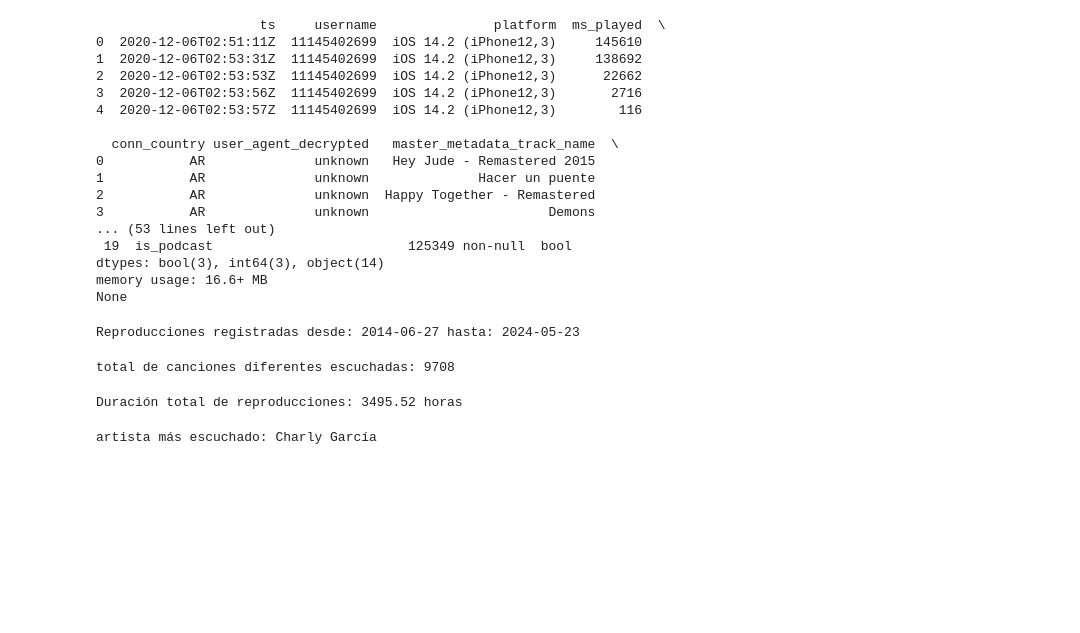
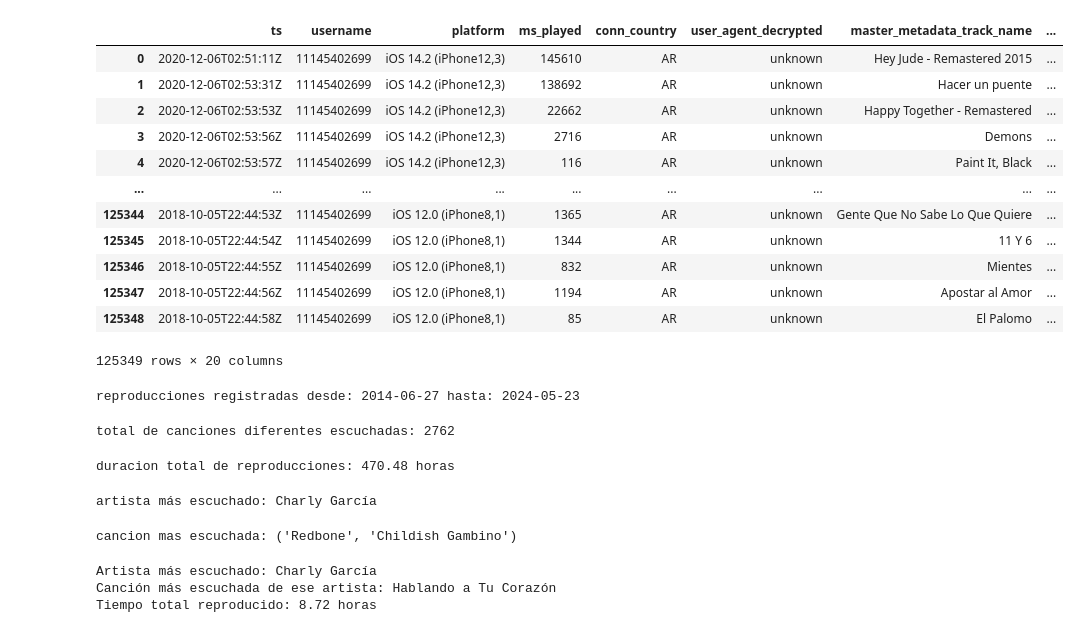
Before and after one commit to joaquinmora14/TPspotify-JoaquinM-NicoasC-CamiloR, a Jupyter notebook: tpSpotify.ipynb, the cells around one changed output. Saved outputs shown, nothing was run; the diff lists cells and outputs as text; code cells hidden in the pictures; blank space fills up the shorter version.

```diff
--- a/tpSpotify.ipynb
+++ b/tpSpotify.ipynb
@@ -19,23 +19,20 @@ import ssl
 ssl._create_default_https_context = ssl._create_unverified_context
 # %%
 
-archivo = pd.read_csv('https://raw.githubusercontent.com/IgnacioPardo/Tecnologias_Exponenciales_2025/refs/heads/main/StreamingHistory_Extended.csv')
+archivo = pd.read_csv('StreamingHistory_Extended.csv')
+archivo
 # %% [output]
+|  | ts | username | platform | ms_played | conn_country | user_agent_decrypted | master_metadata_track_name | ... |
+| 0 | 2020-12-06T02:51:11Z | 11145402699 | iOS 14.2 (iPhone12,3) | 145610 | AR | unknown | Hey Jude - Remastered 2015 | ... |
+| 1 | 2020-12-06T02:53:31Z | 11145402699 | iOS 14.2 (iPhone12,3) | 138692 | AR | unknown | Hacer un puente | ... |
+| 2 | 2020-12-06T02:53:53Z | 11145402699 | iOS 14.2 (iPhone12,3) | 22662 | AR | unknown | Happy Together - Remastered | ... |
+| 3 | 2020-12-06T02:53:56Z | 11145402699 | iOS 14.2 (iPhone12,3) | 2716 | AR | unknown | Demons | ... |
+| 4 | 2020-12-06T02:53:57Z | 11145402699 | iOS 14.2 (iPhone12,3) | 116 | AR | unknown | Paint It, Black | ... |
+| ... | ... | ... | ... | ... | ... | ... | ... | ... |
+| 125344 | 2018-10-05T22:44:53Z | 11145402699 | iOS 12.0 (iPhone8,1) | 1365 | AR | unknown | Gente Que No Sabe Lo Que Quiere | ... |
+| 125345 | 2018-10-05T22:44:54Z | 11145402699 | iOS 12.0 (iPhone8,1) | 1344 | AR | unknown | 11 Y 6 | ... |
+| 125346 | 2018-10-05T22:44:55Z | 11145402699 | iOS 12.0 (iPhone8,1) | 832 | AR | unknown | Mientes | ... |
+| 125347 | 2018-10-05T22:44:56Z | 11145402699 | iOS 12.0 (iPhone8,1) | 1194 | AR | unknown | Apostar al Amor | ... |
+| 125348 | 2018-10-05T22:44:58Z | 11145402699 | iOS 12.0 (iPhone8,1) | 85 | AR | unknown | El Palomo | ... |
-                     ts     username               platform  ms_played  \
-0  2020-12-06T02:51:11Z  11145402699  iOS 14.2 (iPhone12,3)     145610
-1  2020-12-06T02:53:31Z  11145402699  iOS 14.2 (iPhone12,3)     138692
-2  2020-12-06T02:53:53Z  11145402699  iOS 14.2 (iPhone12,3)      22662
-3  2020-12-06T02:53:56Z  11145402699  iOS 14.2 (iPhone12,3)       2716
-4  2020-12-06T02:53:57Z  11145402699  iOS 14.2 (iPhone12,3)        116
-
-  conn_country user_agent_decrypted   master_metadata_track_name  \
-0           AR              unknown   Hey Jude - Remastered 2015
-1           AR              unknown              Hacer un puente
-2           AR              unknown  Happy Together - Remastered
-3           AR              unknown                       Demons
-... (53 lines left out)
- 19  is_podcast                         125349 non-null  bool
-dtypes: bool(3), int64(3), object(14)
-memory usage: 16.6+ MB
-None
+125349 rows × 20 columns
 # %%
@@ -47,13 +44,13 @@ fecha_inicio = archivo['ts'].min()
 fecha_fin = archivo['ts'].max()
 print(f"\nreproducciones registradas desde: {fecha_inicio.date()} hasta: {fecha_fin.date()}")
 # %% [output]
-Reproducciones registradas desde: 2014-06-27 hasta: 2024-05-23
+reproducciones registradas desde: 2014-06-27 hasta: 2024-05-23
 # %%
 canciones_unicas = archivo['master_metadata_track_name'].nunique()
 #master metadate track name es lo que engloba todas las canciones escuchadas, entonces lo que estoy haciendo es al dare el nunique, que cuenta el numero de valores, los printea.
 print(f"\ntotal de canciones diferentes escuchadas: {canciones_unicas}")
 # %% [output]
-total de canciones diferentes escuchadas: 9708
+total de canciones diferentes escuchadas: 2762
 # %%
 
 #ms_played ya esta en el documento como milisegundos de reproduccion, y lo que hago aca es pasarlo a horas y luego printearlo con la funcion de la duracion de horas.
@@ -61,7 +58,7 @@ duracion_total_ms = archivo['ms_played'].sum()
 duracion_total_horas = duracion_total_ms / (1000 * 60 * 60)
 print(f"\nduracion total de reproducciones: {duracion_total_horas:.2f} horas")
 # %% [output]
-Duración total de reproducciones: 3495.52 horas
+duracion total de reproducciones: 470.48 horas
 # %%
 #lo que estoy haciendo es calcular la cantidad de tiempo escuchada por cada artista y ahi ver cual es el que mas tiene con el sum, que calcula la suma.
 artista_mas_escuchado = archivo.groupby('master_metadata_album_artist_name')['ms_played'].sum().idxmax()
@@ -70,5 +67,21 @@ print(f"\nartista más escuchado: {artista_mas_escuchado}")
 artista más escuchado: Charly García
 # %%
 #aca estoy haciendo lo mismo que en el anterior punto pero con la cancion en vez de el artista, usando casi el mismo codigo
-cancion_mas_escuchada = archivo.groupby(['trackName', 'artistName'])['msPlayed'].sum().idxmax()
+cancion_mas_escuchada = archivo.groupby(['master_metadata_track_name', 'master_metadata_album_artist_name'])['ms_played'].sum().idxmax()
 print("cancion mas escuchada:", cancion_mas_escuchada)
+# %% [output]
+cancion mas escuchada: ('Redbone', 'Childish Gambino')
+# %%
+#el codigo esta bastante sobrepensado, pero funciona de manera que, con las mismas lineas de codigo de antes las usa para filtrar dentro del artista mas escuchado la cancion maas escuchada y su tiempo total.
+artista_mas_escuchado = archivo.groupby("master_metadata_album_artist_name")["ms_played"].sum().idxmax()
+cancion_mas_escuchada = archivo[archivo["master_metadata_album_artist_name"] == artista_mas_escuchado] \
+    .groupby("master_metadata_track_name")["ms_played"].sum().idxmax()
+tiempo_horas = archivo[(archivo["master_metadata_album_artist_name"] == artista_mas_escuchado) &
+                  (archivo["master_metadata_track_name"] == cancion_mas_escuchada)]["ms_played"].sum() / (1000 * 60 * 60)
+print(f"Artista más escuchado: {artista_mas_escuchado}")
+print(f"Canción más escuchada de ese artista: {cancion_mas_escuchada}")
+print(f"Tiempo total reproducido: {tiempo_horas:.2f} horas")
+# %% [output]
+Artista más escuchado: Charly García
+Canción más escuchada de ese artista: Hablando a Tu Corazón
+Tiempo total reproducido: 8.72 horas
```
Also changed, not shown: parts of 3 cells of this notebook, 2 other files.
